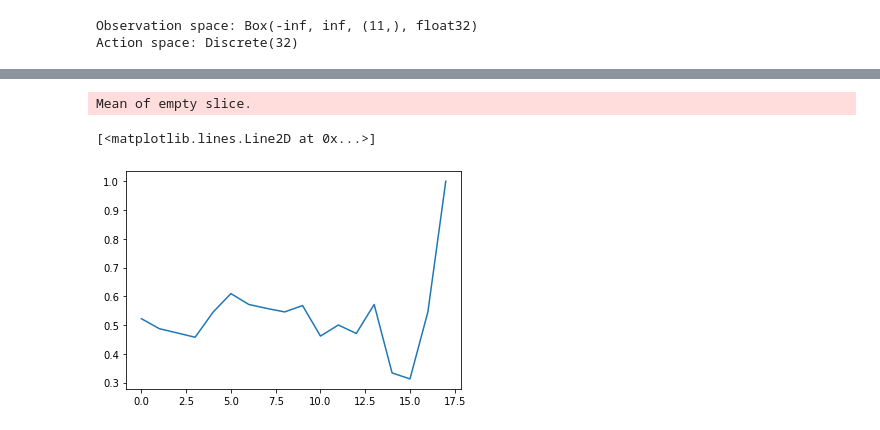
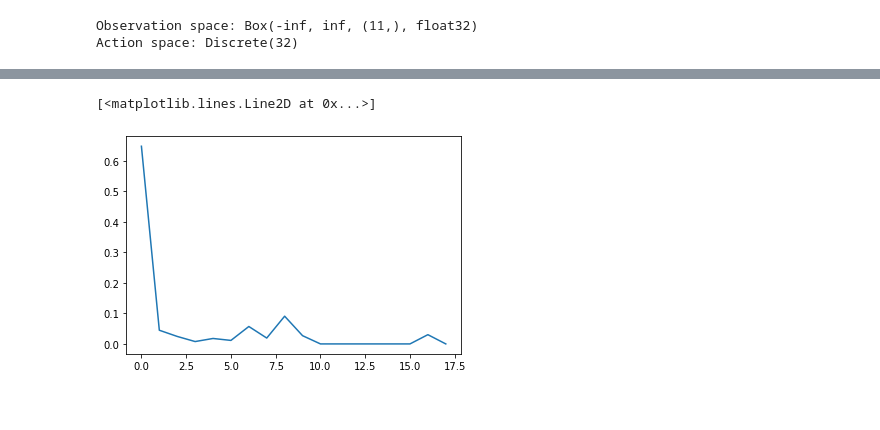
Before and after one commit to illyakaynov/masterclass-drl-wur, a Jupyter notebook: 03b_GreenhoseOptimizationDRL.ipynb, the cells around one changed output, grey strips where cells are left out. Drawn from its saved outputs; the diff is of its cells as text; code cells hidden in the pictures.

```diff
--- a/03b_GreenhoseOptimizationDRL.ipynb
+++ b/03b_GreenhoseOptimizationDRL.ipynb
@@ -673,18 +695,17 @@ INFO:tensorflow:Assets written to: Experiments\greenhouse_dqn_2\best\assets
 # %%
 from plotly import graph_objects as go
 
 # fig = go.Figure(
 #     [go.Scatter(x=, y=history[:, -1], mode='markers')]
 # )
-
+history = history_rl
 d = []
 for i in range(0, 20):
     idx = (i * 50 < history[:, 6]) * (history[:, 6] < i * 50 + 50)
     d.append(history[idx, -1].mean())
 import matplotlib.pyplot as plt
 
 plt.plot(d)
 # %% [output]
-Mean of empty slice.
+[<matplotlib.lines.Line2D at 0x...>]
-[<matplotlib.lines.Line2D at 0x...>]
-[figure, old version]
+[figure, new version]
```
Also changed, not shown: parts of 42 cells of this notebook.
